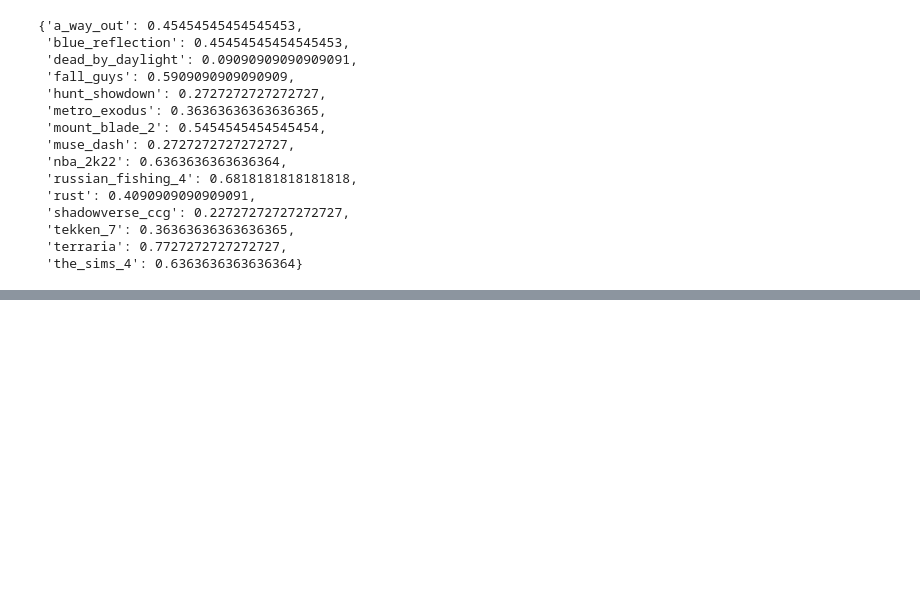
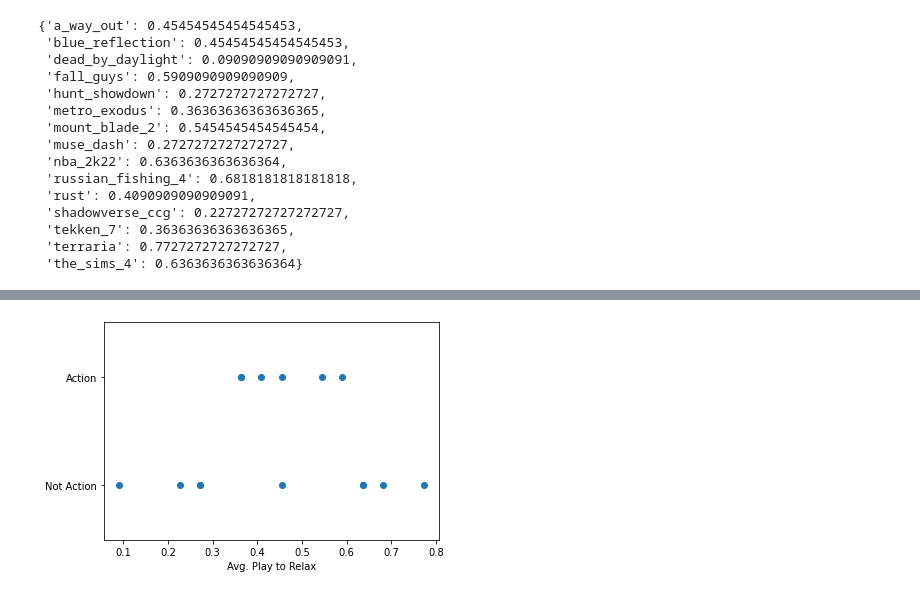
Before and after one commit to snirlugassy/steam-scraping, a Jupyter notebook: survey.ipynb, the cells around one changed output, grey strips where cells are left out. Drawn from its saved outputs; the diff is of its cells as text; code cells hidden in the pictures; blank space fills up the shorter version.

```diff
--- a/survey.ipynb
+++ b/survey.ipynb
@@ -177,0 +202,13 @@ avg_relaxing
+# %%
+tag = 'Action'
+X = [(avg_relaxing[g], tag in game_mapping[g]['game']['tags']) for g in avg_relaxing]
+x,y = zip(*X)
+
+plt.figure()
+plt.scatter(x, y)
+plt.yticks(ticks=[0,1], labels=['Not ' + tag, tag])
+plt.ylim([-0.5,1.5])
+plt.xlabel('Avg. Play to Relax')
+plt.show()
+# %% [output]
+[figure, added]
```
Also changed, not shown: parts of 6 cells of this notebook.
